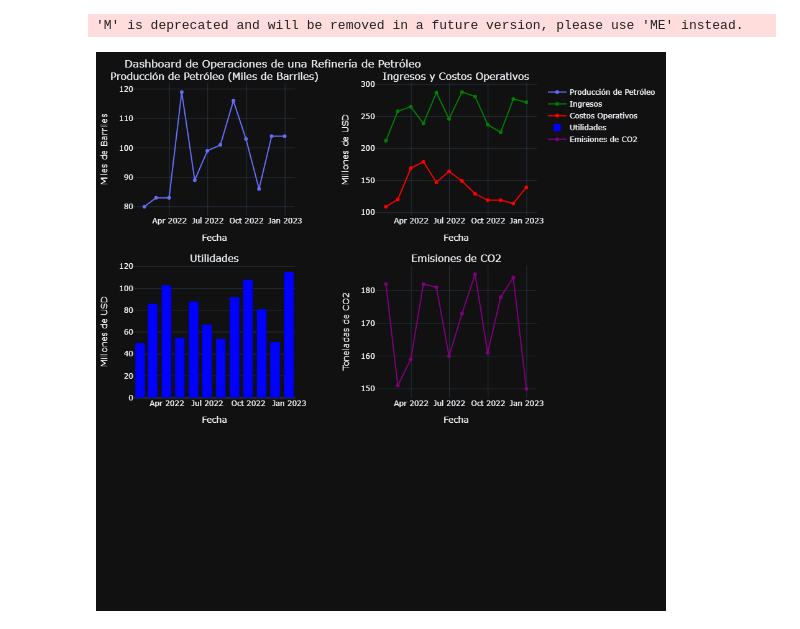
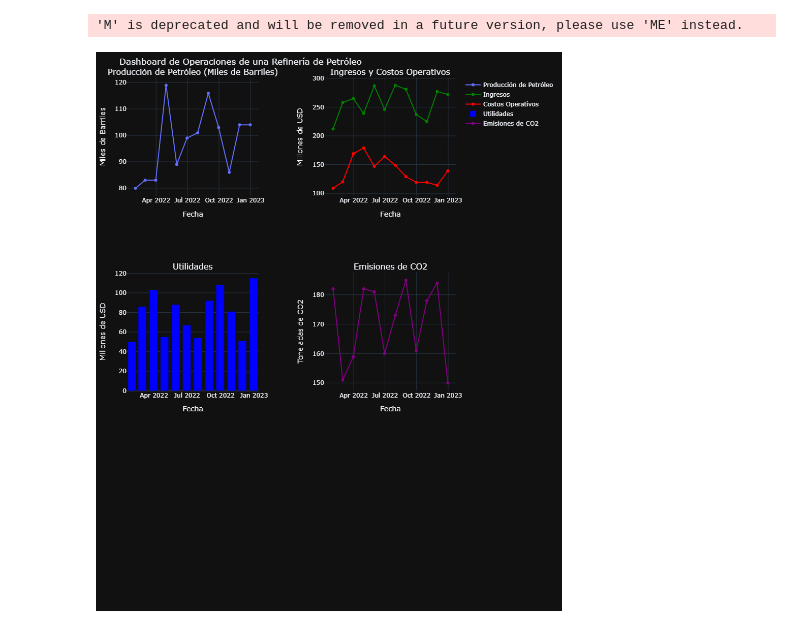
Before and after one commit to leanmasterpymes/Dashboard, a Jupyter notebook: Dashboard.ipynb, the cells around one changed output. Cells and saved outputs as stored; diff of their text form; code cells hidden in the pictures.

```diff
--- a/Dashboard.ipynb
+++ b/Dashboard.ipynb
@@ -31,7 +31,7 @@ fig = sp.make_subplots(
         "Utilidades",
         "Emisiones de CO2"
     ),
-    vertical_spacing=0.1,  # Espaciado vertical entre subplots
+    vertical_spacing=0.15,  # Espaciado vertical entre subplots
     horizontal_spacing=0.2  # Espaciado horizontal entre subplots
 )
 
@@ -47,33 +47,33 @@ fig.add_trace(go.Scatter(x=data.index, y=data["Costos_Operacion"], mode='lines+m
 
 # Gráfico 3: Utilidades
 fig.add_trace(go.Bar(x=data.index, y=data["Utilidades"], name="Utilidades", marker=dict(color='blue')),
               row=2, col=1)
 
 # Gráfico 4: Emisiones de CO2
 fig.add_trace(go.Scatter(x=data.index, y=data["Emisiones_CO2"], mode='lines+markers', name="Emisiones de CO2", line=dict(color='purple')),
               row=2, col=2)
 
 # Ajustar layout del dashboard
 fig.update_layout(
     title="Dashboard de Operaciones de una Refinería de Petróleo",
-    height=900,  # Aumenta el tamaño para más espacio
+    height=1100,  # Aumenta el tamaño para más espacio
     width=1400,  # Aumenta el ancho para más espacio
     showlegend=True,
     template="plotly_dark",
-    margin=dict(l=30, r=30, t=50, b=50)  # Márgenes
+    margin=dict(l=40, r=40, t=50, b=50)  # Márgenes
 )
 
 fig.update_xaxes(title_text="Fecha", row=1, col=1)
 fig.update_yaxes(title_text="Miles de Barriles", row=1, col=1)
 fig.update_xaxes(title_text="Fecha", row=1, col=2)
 fig.update_yaxes(title_text="Millones de USD", row=1, col=2)
 fig.update_xaxes(title_text="Fecha", row=2, col=1)
 fig.update_yaxes(title_text="Millones de USD", row=2, col=1)
 fig.update_xaxes(title_text="Fecha", row=2, col=2)
 fig.update_yaxes(title_text="Toneladas de CO2", row=2, col=2)
 
 # Mostrar el dashboard
 fig.show()
 # %% [output]
 'M' is deprecated and will be removed in a future version, please use 'ME' instead.
-[figure, old version]
+[figure, new version]
```
Also changed, not shown: 1 other file.
